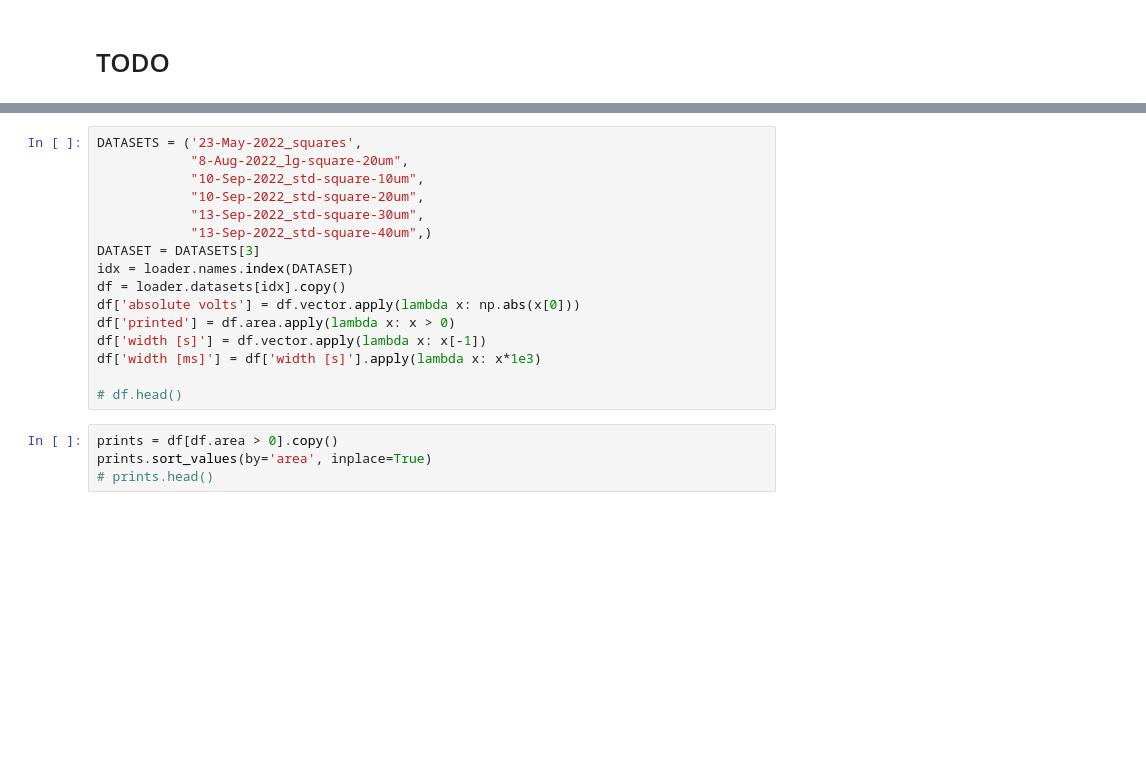
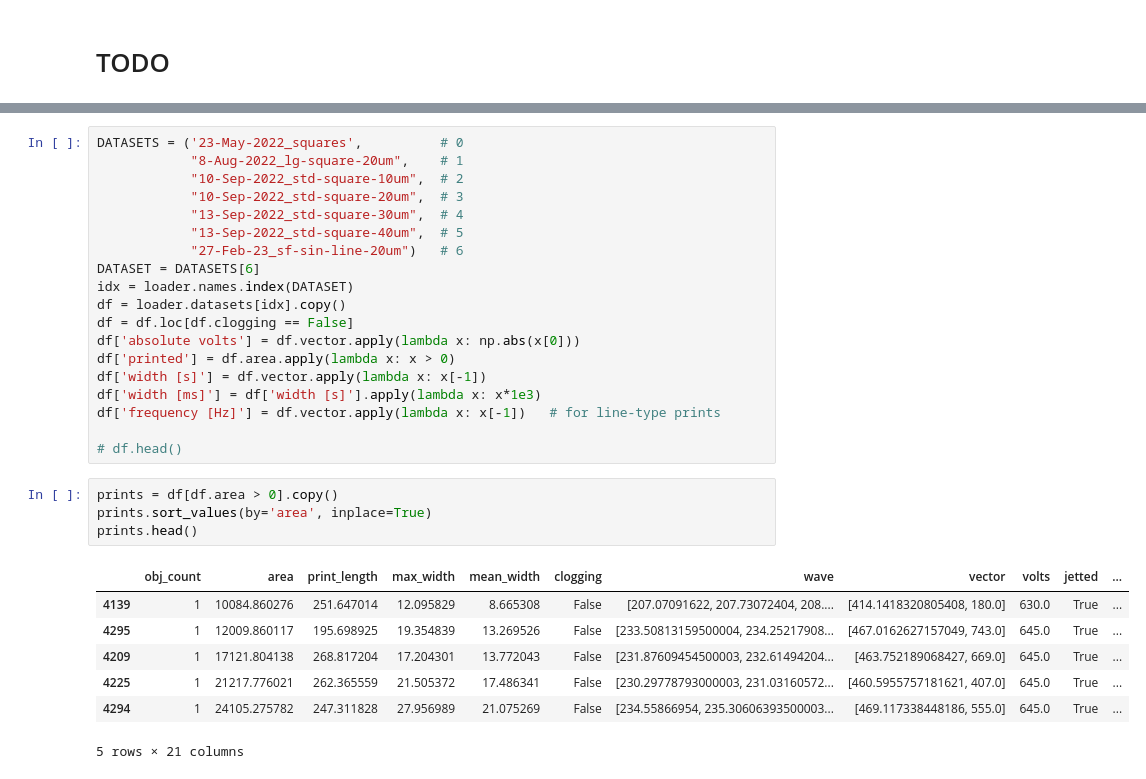
Before and after one commit to onakanob/ehd_exsitu, a Jupyter notebook: notebooks/square wave phase map.ipynb, the cells around one changed output, grey strips where cells are left out. Cells and saved outputs as stored; diff of their text form; blank space fills up the shorter version.

```diff
--- a/notebooks/square wave phase map.ipynb
+++ b/notebooks/square wave phase map.ipynb
@@ -45,23 +29,34 @@ Failed to load nan: join() argument must be str, bytes, or os.PathLike object, n
 # %%
-DATASETS = ('23-May-2022_squares',
-            "8-Aug-2022_lg-square-20um",
-            "10-Sep-2022_std-square-10um",
-            "10-Sep-2022_std-square-20um",
-            "13-Sep-2022_std-square-30um",
-            "13-Sep-2022_std-square-40um",)
-DATASET = DATASETS[3]
+DATASETS = ('23-May-2022_squares',          # 0
+            "8-Aug-2022_lg-square-20um",    # 1
+            "10-Sep-2022_std-square-10um",  # 2
+            "10-Sep-2022_std-square-20um",  # 3
+            "13-Sep-2022_std-square-30um",  # 4
+            "13-Sep-2022_std-square-40um",  # 5
+            "27-Feb-23_sf-sin-line-20um")   # 6
+DATASET = DATASETS[6]
 idx = loader.names.index(DATASET)
 df = loader.datasets[idx].copy()
+df = df.loc[df.clogging == False]
 df['absolute volts'] = df.vector.apply(lambda x: np.abs(x[0]))
 df['printed'] = df.area.apply(lambda x: x > 0)
 df['width [s]'] = df.vector.apply(lambda x: x[-1])
 df['width [ms]'] = df['width [s]'].apply(lambda x: x*1e3)
+df['frequency [Hz]'] = df.vector.apply(lambda x: x[-1])   # for line-type prints
 
 # df.head()
 # %%
 prints = df[df.area > 0].copy()
 prints.sort_values(by='area', inplace=True)
-# prints.head()
+prints.head()
+# %% [output]
+|  | obj_count | area | print_length | max_width | mean_width | clogging | wave | vector | volts | jetted | ... |
+| 4139 | 1 | 10084.860276 | 251.647014 | 12.095829 | 8.665308 | False | [207.07091622, 207.73072404, 208.... | [414.1418320805408, 180.0] | 630.0 | True | ... |
+| 4295 | 1 | 12009.860117 | 195.698925 | 19.354839 | 13.269526 | False | [233.50813159500004, 234.25217908... | [467.0162627157049, 743.0] | 645.0 | True | ... |
+| 4209 | 1 | 17121.804138 | 268.817204 | 17.204301 | 13.772043 | False | [231.87609454500003, 232.61494204... | [463.752189068427, 669.0] | 645.0 | True | ... |
+| 4225 | 1 | 21217.776021 | 262.365559 | 21.505372 | 17.486341 | False | [230.29778793000003, 231.03160572... | [460.5955757181621, 407.0] | 645.0 | True | ... |
+| 4294 | 1 | 24105.275782 | 247.311828 | 27.956989 | 21.075269 | False | [234.55866954, 235.30606393500003... | [469.117338448186, 555.0] | 645.0 | True | ... |
+5 rows × 21 columns
 # %%
 import seaborn as sns
 
```
Also changed, not shown: parts of 3 cells of this notebook, 6 other files.
